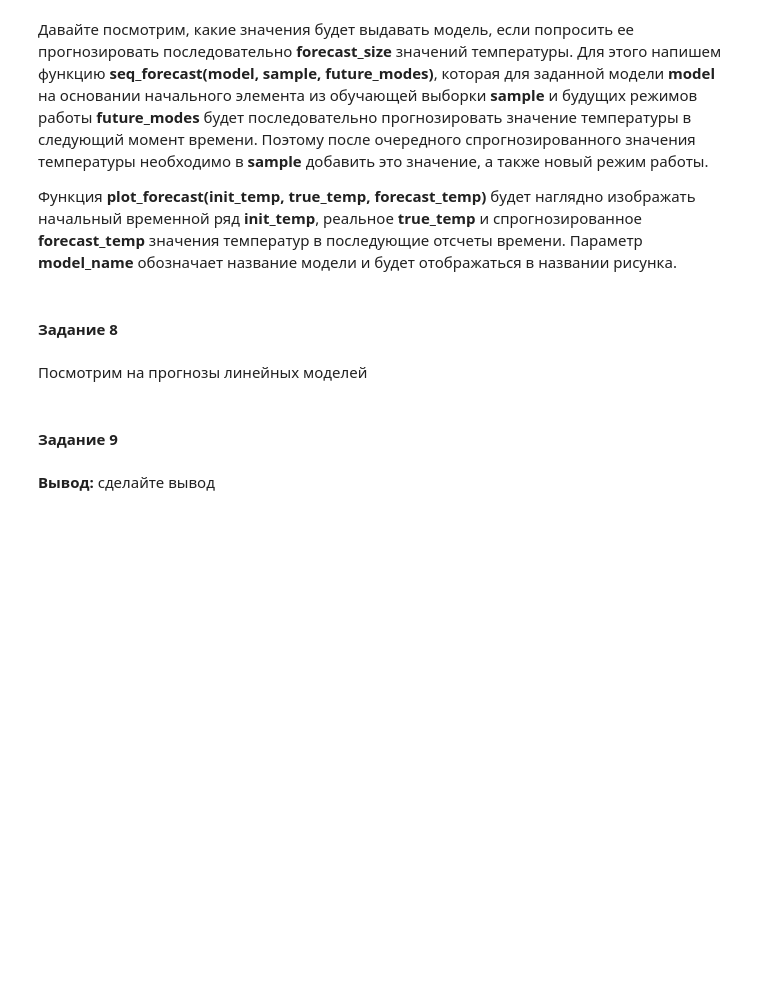
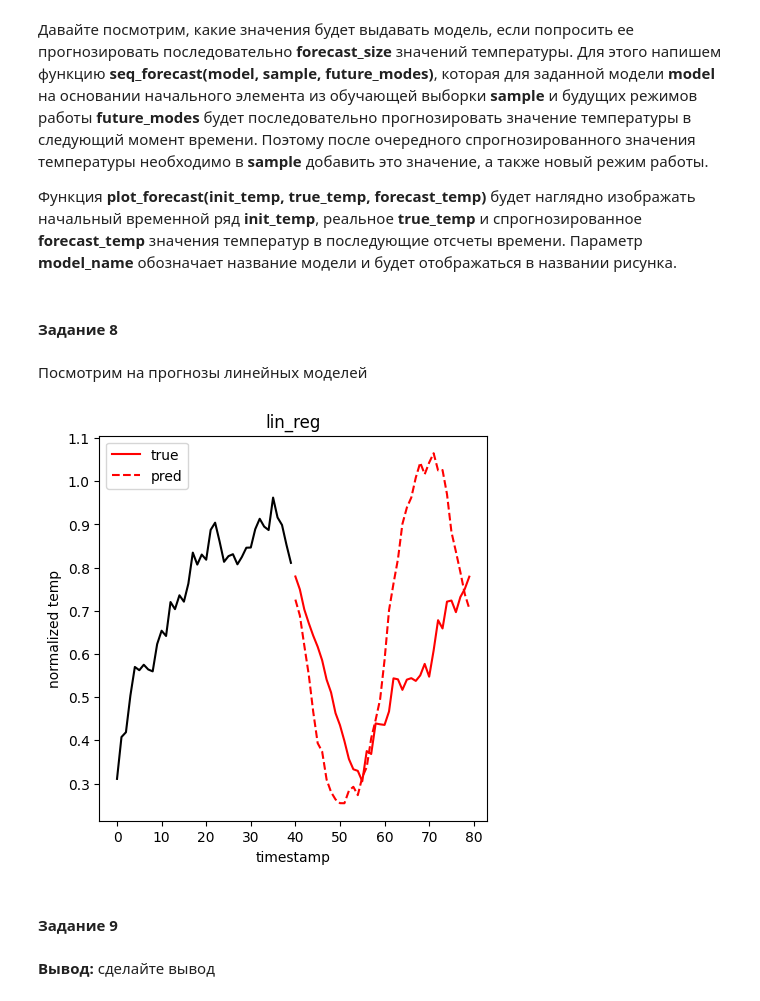
Before and after one commit to BROsandr/IUS, a Jupyter notebook: lab6/Lab6_task.ipynb, the cells around one changed output. Drawn from its saved outputs; the diff is of its cells as text; code cells hidden in the pictures; blank space fills up the shorter version.

```diff
--- a/lab6/Lab6_task.ipynb
+++ b/lab6/Lab6_task.ipynb
@@ -383,12 +380,13 @@ Mean score = 0.06585
 #### **Задание 8**
 # %%
 def seq_forecast(model, sample, future_modes):
-    init_size = len(sample)
-    pred = model.predict(sample.reshape(1, -1))
+    sample = np.array(sample).reshape(1, -1)
+    pred = model.predict(sample)
     y_pred = [pred[0]]
     for new_mode in future_modes:
         # Напишите свой код здесь
-
+        sample = np.expand_dims(np.concatenate((sample[0][1:-1], [y_pred[-1]], [new_mode])), axis=0)
+        y_pred.append(model.predict(sample)[0])
     return y_pred[:-1]
 
 def plot_forecast(init_temp, true_temp, forecast_temp, model_name):
@@ -406,8 +404,10 @@ def plot_forecast(init_temp, true_temp, forecast_temp, model_name):
 # %% [markdown]
 Посмотрим на прогнозы линейных моделей
 # %%
-y_pred = seq_forecast(lin_reg, X[0].copy(), df.loc[2+seq_length:1+2*seq_length, 'mode'])
-plot_forecast(X[0][:seq_length], X[seq_length][:seq_length], y_pred, 'lin_reg')
+y_pred = seq_forecast(lin_reg, X.iloc[0].copy(), df.loc[2+seq_length:1+2*seq_length, 'mode'])
+plot_forecast(X[0][:seq_length], X.iloc[seq_length][:seq_length], y_pred, 'lin_reg')
+# %% [output]
+[figure, added]
 # %% [markdown]
 #### **Задание 9**
 # %%
```
Also changed, not shown: parts of 5 cells of this notebook.
